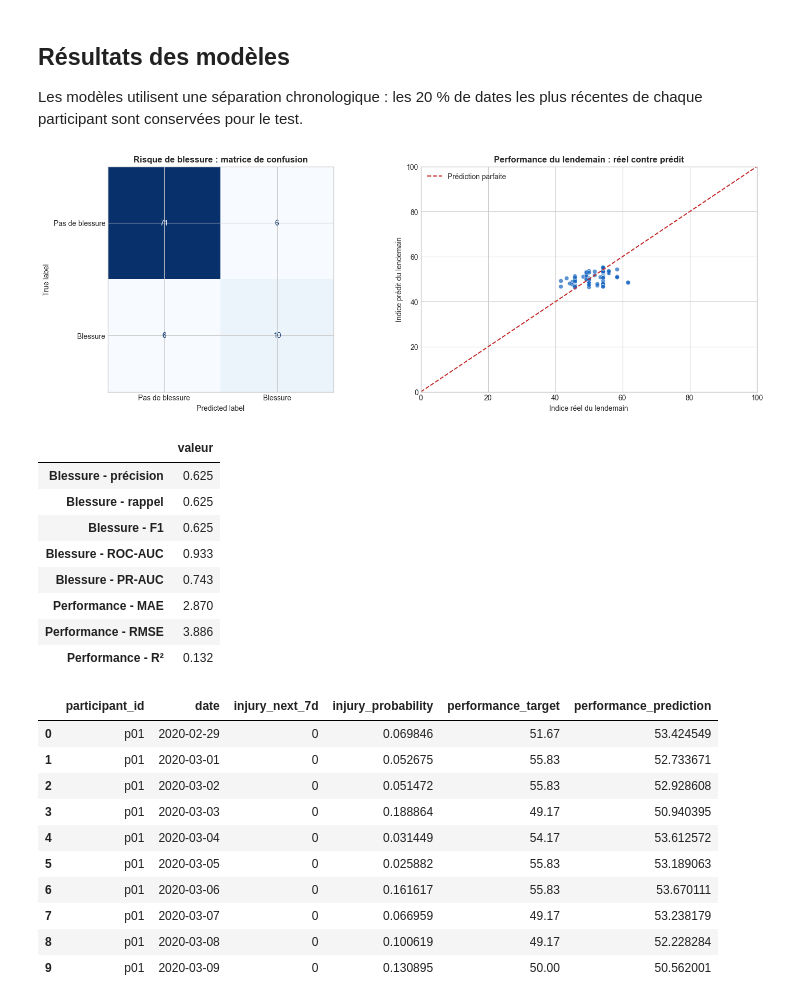
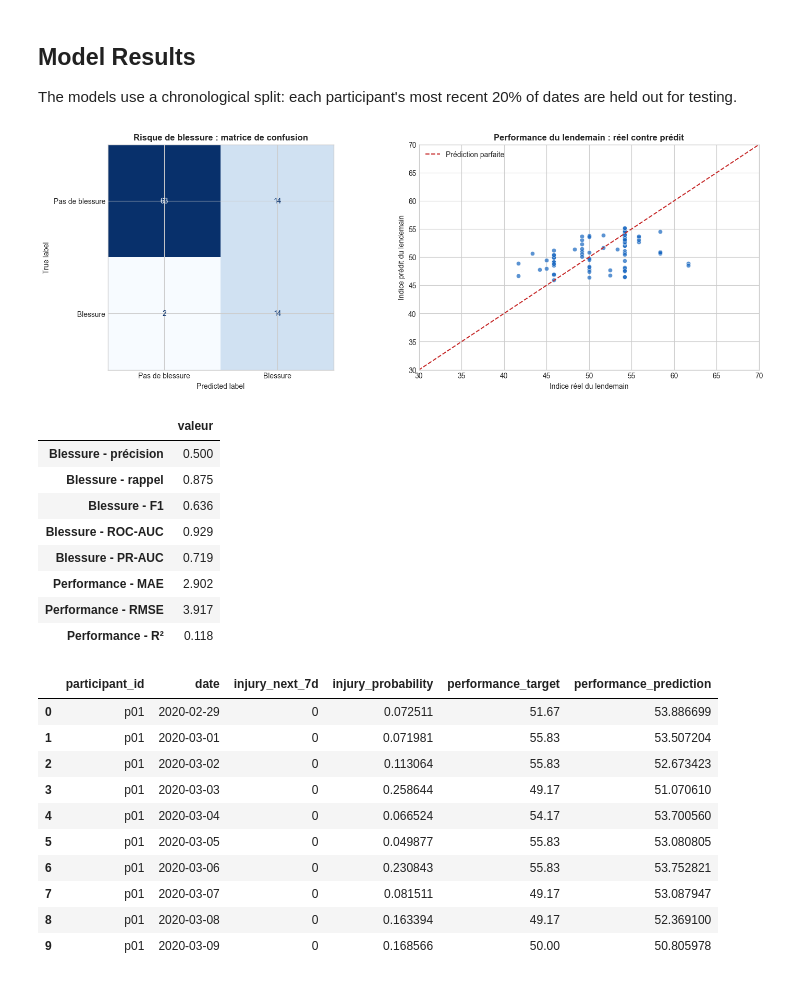
Before and after one commit to alexandremcl/injury-risk-pipeline, a Jupyter notebook: notebooks/exploratory_analysis.ipynb, the cells around one changed output. Saved outputs shown, nothing was run; the diff lists cells and outputs as text; code cells hidden in the pictures.

```diff
--- a/notebooks/exploratory_analysis.ipynb
+++ b/notebooks/exploratory_analysis.ipynb
@@ -161,7 +169,7 @@ Limites : l'indice est un proxy exploratoire et non une mesure clinique; l'estim
 # %% [markdown]
-## Résultats des modèles
+## Model Results
 
-Les modèles utilisent une séparation chronologique : les 20 % de dates les plus récentes de chaque participant sont conservées pour le test.
+The models use a chronological split: each participant's most recent 20% of dates are held out for testing.
 # %%
 predictions_path = DATA_DIR / 'model_test_predictions.csv'
 predictions = pd.read_csv(predictions_path, parse_dates=['date'])
@@ -174,53 +182,53 @@ performance_prediction = predictions['performance_prediction']
 cm = confusion_matrix(y_true, y_pred, labels=[0, 1])
 
 fig, axes = plt.subplots(1, 2, figsize=(14, 5), constrained_layout=True)
 ConfusionMatrixDisplay(cm, display_labels=['Pas de blessure', 'Blessure']).plot(
     ax=axes[0], cmap='Blues', colorbar=False, values_format='d')
 axes[0].set_title('Risque de blessure : matrice de confusion', fontweight='bold')
 
 axes[1].scatter(performance_target, performance_prediction,
                 color='#1565C0', alpha=0.7, edgecolor='white', linewidth=0.5)
 axes[1].plot([0, 100], [0, 100], '--', color='#C62828', linewidth=1.5, label='Prédiction parfaite')
 axes[1].set_title('Performance du lendemain : réel contre prédit', fontweight='bold')
 axes[1].set_xlabel('Indice réel du lendemain')
 axes[1].set_ylabel('Indice prédit du lendemain')
-axes[1].set_xlim(0, 100)
-axes[1].set_ylim(0, 100)
+axes[1].set_xlim(30, 70)
+axes[1].set_ylim(30, 70)
 axes[1].legend(frameon=False)
 plt.show()
 
 metrics = pd.Series({
     'Blessure - précision': precision_score(y_true, y_pred, zero_division=0),
     'Blessure - rappel': recall_score(y_true, y_pred, zero_division=0),
     'Blessure - F1': f1_score(y_true, y_pred, zero_division=0),
     'Blessure - ROC-AUC': roc_auc_score(y_true, injury_probability),
     'Blessure - PR-AUC': average_precision_score(y_true, injury_probability),
     'Performance - MAE': mean_absolute_error(performance_target, performance_prediction),
     'Performance - RMSE': mean_squared_error(performance_target, performance_prediction) ** 0.5,
     'Performance - R²': r2_score(performance_target, performance_prediction),
 }).round(3)
 display(metrics.to_frame('valeur'))
 display(predictions[['participant_id', 'date', 'injury_next_7d', 'injury_probability',
                      'performance_target', 'performance_prediction']].head(10))
 # %% [output]
-[figure, old version]
+[figure, new version]
 |  | valeur |
-| Blessure - précision | 0.625 |
-| Blessure - rappel | 0.625 |
-| Blessure - F1 | 0.625 |
-| Blessure - ROC-AUC | 0.933 |
-| Blessure - PR-AUC | 0.743 |
-| Performance - MAE | 2.870 |
-| Performance - RMSE | 3.886 |
-| Performance - R² | 0.132 |
+| Blessure - précision | 0.500 |
+| Blessure - rappel | 0.875 |
+| Blessure - F1 | 0.636 |
+| Blessure - ROC-AUC | 0.929 |
+| Blessure - PR-AUC | 0.719 |
+| Performance - MAE | 2.902 |
+| Performance - RMSE | 3.917 |
+| Performance - R² | 0.118 |
 |  | participant_id | date | injury_next_7d | injury_probability | performance_target | performance_prediction |
-| 0 | p01 | 2020-02-29 | 0 | 0.069846 | 51.67 | 53.424549 |
-| 1 | p01 | 2020-03-01 | 0 | 0.052675 | 55.83 | 52.733671 |
-| 2 | p01 | 2020-03-02 | 0 | 0.051472 | 55.83 | 52.928608 |
-| 3 | p01 | 2020-03-03 | 0 | 0.188864 | 49.17 | 50.940395 |
-| 4 | p01 | 2020-03-04 | 0 | 0.031449 | 54.17 | 53.612572 |
-| 5 | p01 | 2020-03-05 | 0 | 0.025882 | 55.83 | 53.189063 |
-| 6 | p01 | 2020-03-06 | 0 | 0.161617 | 55.83 | 53.670111 |
-| 7 | p01 | 2020-03-07 | 0 | 0.066959 | 49.17 | 53.238179 |
-| 8 | p01 | 2020-03-08 | 0 | 0.100619 | 49.17 | 52.228284 |
-| 9 | p01 | 2020-03-09 | 0 | 0.130895 | 50.00 | 50.562001 |
+| 0 | p01 | 2020-02-29 | 0 | 0.072511 | 51.67 | 53.886699 |
+| 1 | p01 | 2020-03-01 | 0 | 0.071981 | 55.83 | 53.507204 |
+| 2 | p01 | 2020-03-02 | 0 | 0.113064 | 55.83 | 52.673423 |
+| 3 | p01 | 2020-03-03 | 0 | 0.258644 | 49.17 | 51.070610 |
+| 4 | p01 | 2020-03-04 | 0 | 0.066524 | 54.17 | 53.700560 |
+| 5 | p01 | 2020-03-05 | 0 | 0.049877 | 55.83 | 53.080805 |
+| 6 | p01 | 2020-03-06 | 0 | 0.230843 | 55.83 | 53.752821 |
+| 7 | p01 | 2020-03-07 | 0 | 0.081511 | 49.17 | 53.087947 |
+| 8 | p01 | 2020-03-08 | 0 | 0.163394 | 49.17 | 52.369100 |
+| 9 | p01 | 2020-03-09 | 0 | 0.168566 | 50.00 | 50.805978 |
```
Also changed, not shown: parts of 8 cells of this notebook, 7 other files.
